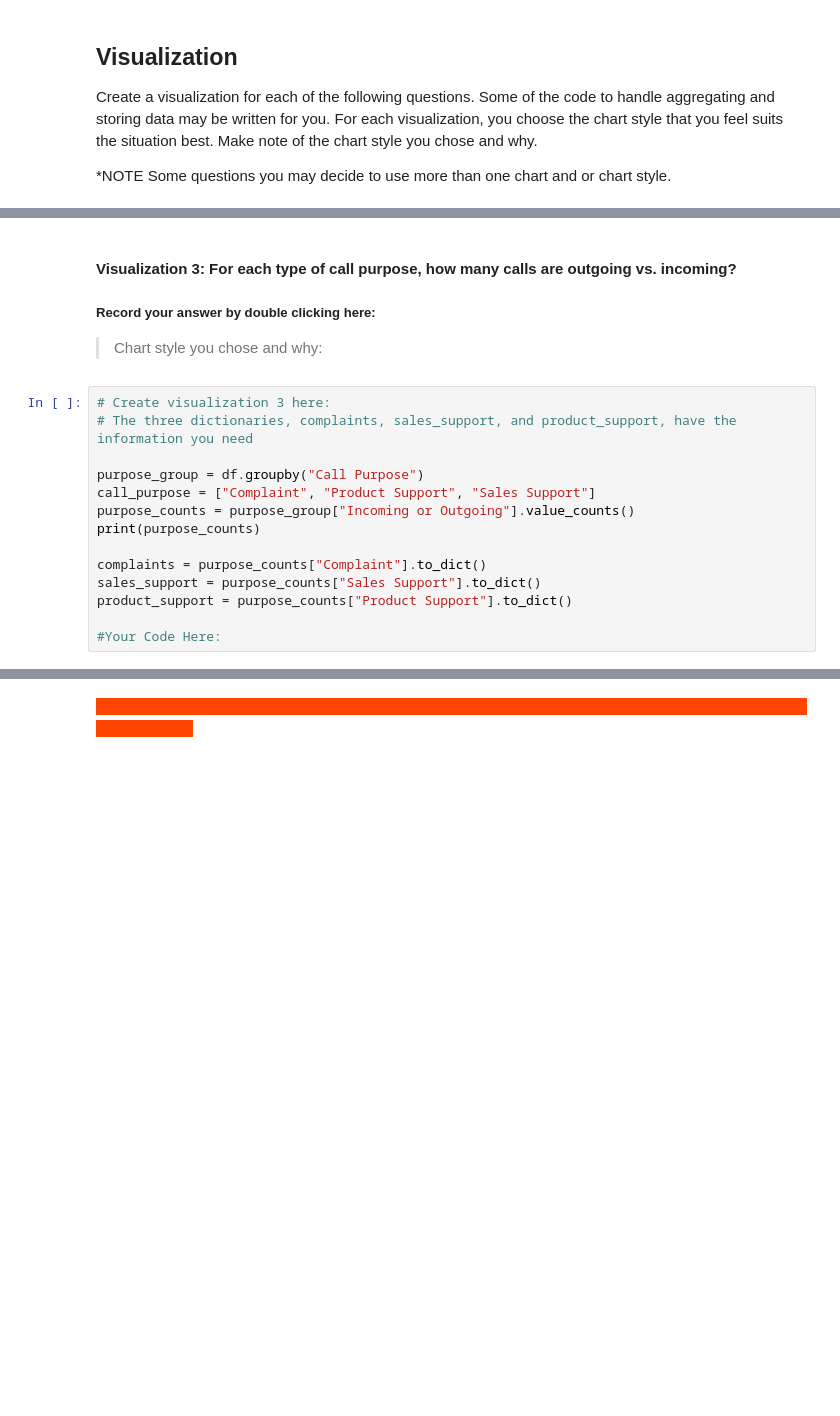
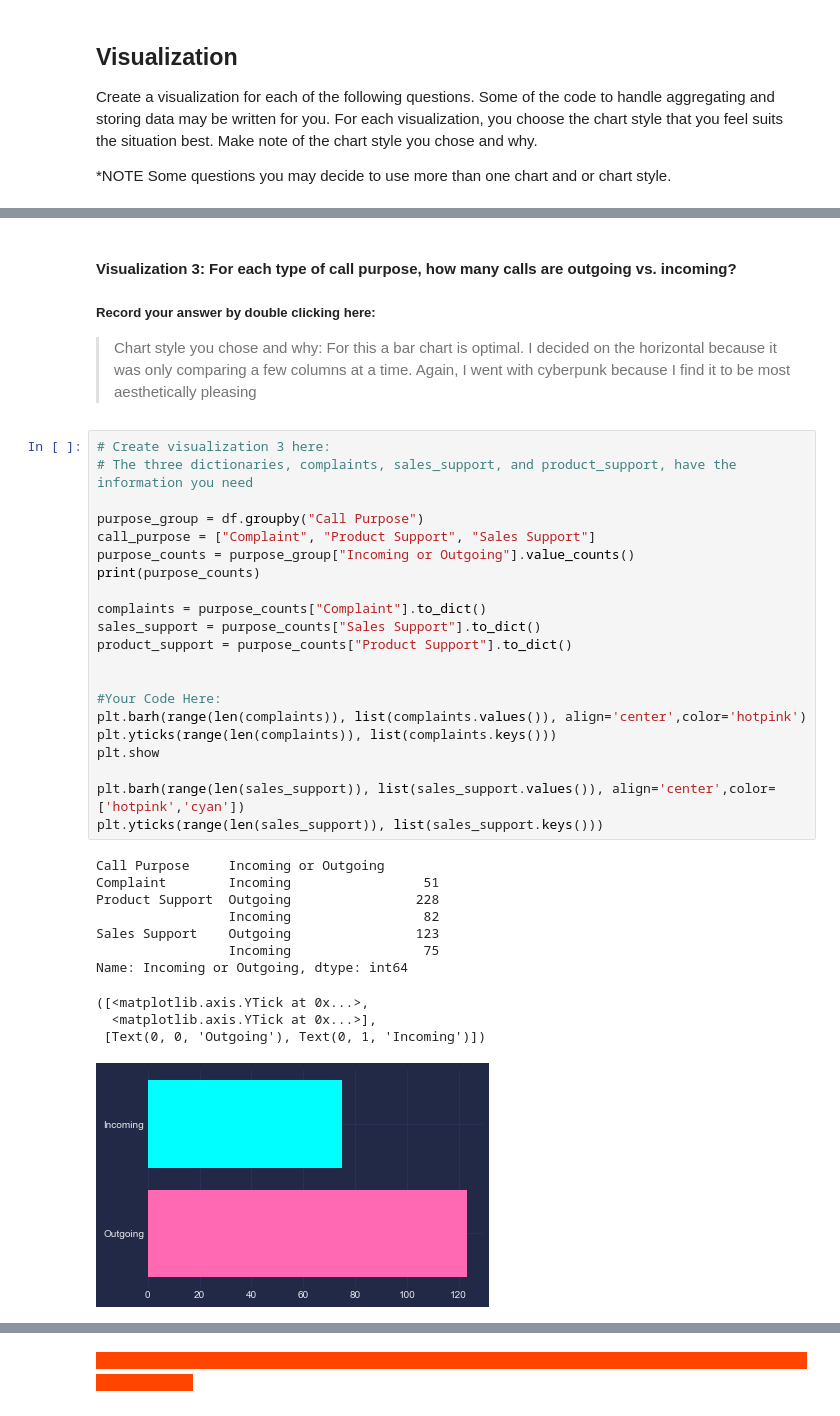
Before and after one commit to alexandropoulosk/call-center-cleanup-assignment, a Jupyter notebook: Call_Center_Cleanup.ipynb, the cells around one changed output, grey strips where cells are left out. Drawn from its saved outputs; the diff is of its cells as text; blank space fills up the shorter version.

```diff
--- a/Call_Center_Cleanup.ipynb
+++ b/Call_Center_Cleanup.ipynb
@@ -266,18 +669,37 @@ service_level["Service Level %"] = service_level["Calls_x"]/service_level["Calls
 #### Visualization 3: For each type of call purpose, how many calls are outgoing vs. incoming?
 ##### Record your answer by double clicking here:
 
-> Chart style you chose and why:
+> Chart style you chose and why: For this a bar chart is optimal. I decided on the horizontal because it was only comparing a few columns at a time. Again, I went with cyberpunk because I find it to be most aesthetically pleasing
 # %%
 # Create visualization 3 here:
 # The three dictionaries, complaints, sales_support, and product_support, have the information you need
 
 purpose_group = df.groupby("Call Purpose")
 call_purpose = ["Complaint", "Product Support", "Sales Support"]
 purpose_counts = purpose_group["Incoming or Outgoing"].value_counts()
 print(purpose_counts)
 
 complaints = purpose_counts["Complaint"].to_dict()
 sales_support = purpose_counts["Sales Support"].to_dict()
 product_support = purpose_counts["Product Support"].to_dict()
 
+
 #Your Code Here:
+plt.barh(range(len(complaints)), list(complaints.values()), align='center',color='hotpink')
+plt.yticks(range(len(complaints)), list(complaints.keys()))
+plt.show
+
+plt.barh(range(len(sales_support)), list(sales_support.values()), align='center',color=['hotpink','cyan'])
+plt.yticks(range(len(sales_support)), list(sales_support.keys()))
+# %% [output]
+Call Purpose     Incoming or Outgoing
+Complaint        Incoming                 51
+Product Support  Outgoing                228
+                 Incoming                 82
+Sales Support    Outgoing                123
+                 Incoming                 75
+Name: Incoming or Outgoing, dtype: int64
+([<matplotlib.axis.YTick at 0x...>,
+  <matplotlib.axis.YTick at 0x...>],
+ [Text(0, 0, 'Outgoing'), Text(0, 1, 'Incoming')])
+[figure, added]
```
Also changed, not shown: parts of 72 cells of this notebook.
